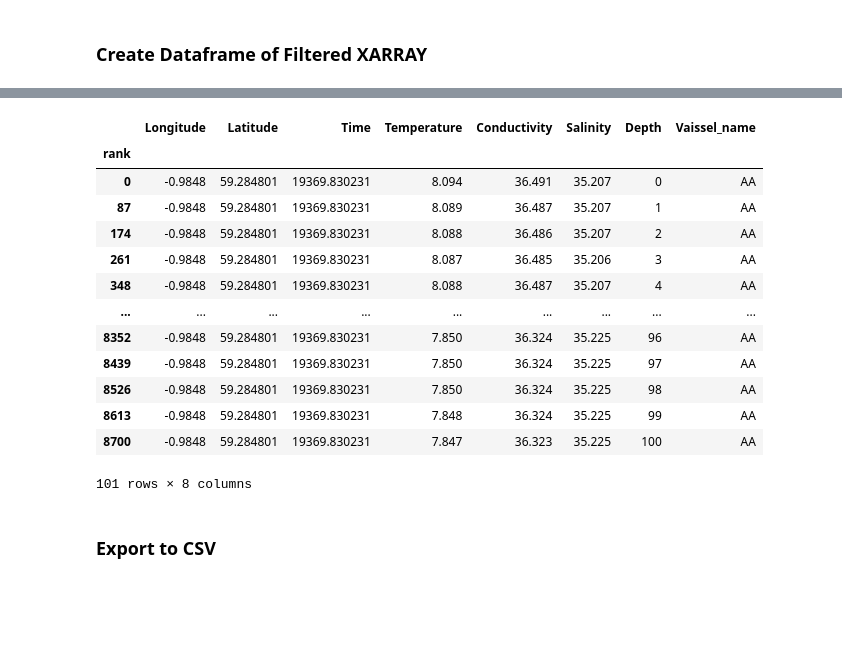
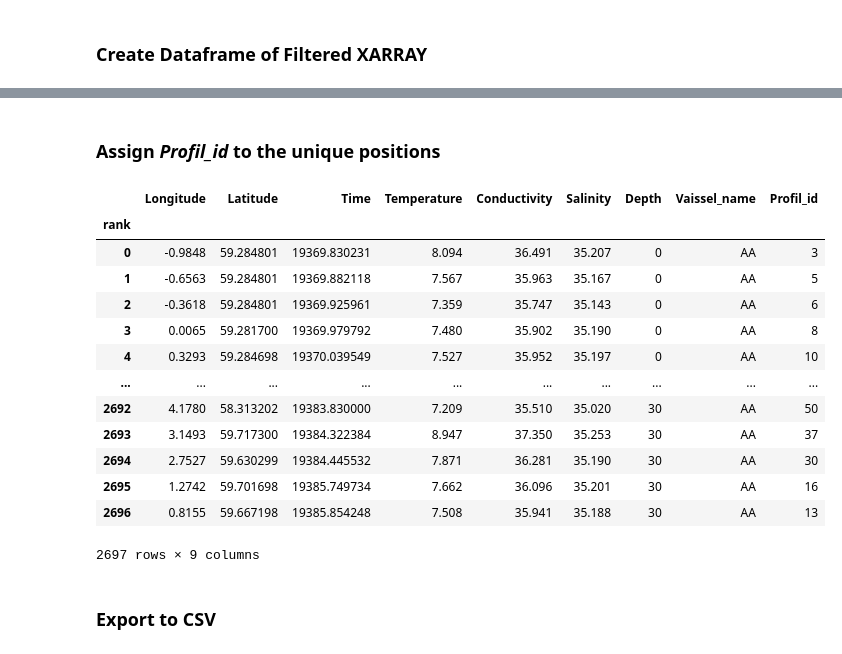
Before and after one commit to ec-intaros/iaos-showcase-app-Barents-Sea-CTD, a Jupyter notebook: Barrents sea - CTD data processing.ipynb, the cells around one changed output, grey strips where cells are left out. Cells and saved outputs as stored; diff of their text form; code cells hidden in the pictures; blank space fills up the shorter version.

Commit message:
added Profil_id

```diff
--- a/Barrents sea - CTD data processing.ipynb
+++ b/Barrents sea - CTD data processing.ipynb
@@ -648,20 +644,38 @@ len(filtered2csv_multiDepths['Latitude'].unique())
-# %%
-filtered2csv_multiDepths[filtered2csv_multiDepths['Longitude'] == -0.9847999811172485]
-# %% [output]
-|  | Longitude | Latitude | Time | Temperature | Conductivity | Salinity | Depth | Vaissel_name |
-| rank |  |  |  |  |  |  |  |  |
-| 0 | -0.9848 | 59.284801 | 19369.830231 | 8.094 | 36.491 | 35.207 | 0 | AA |
-| 87 | -0.9848 | 59.284801 | 19369.830231 | 8.089 | 36.487 | 35.207 | 1 | AA |
-| 174 | -0.9848 | 59.284801 | 19369.830231 | 8.088 | 36.486 | 35.207 | 2 | AA |
-| 261 | -0.9848 | 59.284801 | 19369.830231 | 8.087 | 36.485 | 35.206 | 3 | AA |
-| 348 | -0.9848 | 59.284801 | 19369.830231 | 8.088 | 36.487 | 35.207 | 4 | AA |
-| ... | ... | ... | ... | ... | ... | ... | ... | ... |
-| 8352 | -0.9848 | 59.284801 | 19369.830231 | 7.850 | 36.324 | 35.225 | 96 | AA |
-| 8439 | -0.9848 | 59.284801 | 19369.830231 | 7.850 | 36.324 | 35.225 | 97 | AA |
-| 8526 | -0.9848 | 59.284801 | 19369.830231 | 7.850 | 36.324 | 35.225 | 98 | AA |
-| 8613 | -0.9848 | 59.284801 | 19369.830231 | 7.848 | 36.324 | 35.225 | 99 | AA |
-| 8700 | -0.9848 | 59.284801 | 19369.830231 | 7.847 | 36.323 | 35.225 | 100 | AA |
-101 rows × 8 columns
+# %% [markdown]
+### Assign *Profil_id* to the unique positions
+# %%
+# find pair of unique coordinates
+unique_pos = filtered2csv_multiDepths.groupby(['Longitude','Latitude']).size().reset_index().rename(columns={0:'count'})
+
+prof_id = 1
+for long, lat in zip(unique_pos['Longitude'], unique_pos['Latitude']):
+
+    # Define condition
+    cond = (filtered2csv_multiDepths['Longitude'] == long) & (filtered2csv_multiDepths['Latitude'] == lat)
+#     display(filtered2csv_multiDepths.loc[cond])
+
+    # Assign unique Profil_id
+    filtered2csv_multiDepths.loc[cond,'Profil_id'] = prof_id
+    prof_id += 1
+
+# Convert to integer
+filtered2csv_multiDepths = filtered2csv_multiDepths.astype({'Profil_id': int})
+display(filtered2csv_multiDepths)
+# %% [output]
+|  | Longitude | Latitude | Time | Temperature | Conductivity | Salinity | Depth | Vaissel_name | Profil_id |
+| rank |  |  |  |  |  |  |  |  |  |
+| 0 | -0.9848 | 59.284801 | 19369.830231 | 8.094 | 36.491 | 35.207 | 0 | AA | 3 |
+| 1 | -0.6563 | 59.284801 | 19369.882118 | 7.567 | 35.963 | 35.167 | 0 | AA | 5 |
+| 2 | -0.3618 | 59.284801 | 19369.925961 | 7.359 | 35.747 | 35.143 | 0 | AA | 6 |
+| 3 | 0.0065 | 59.281700 | 19369.979792 | 7.480 | 35.902 | 35.190 | 0 | AA | 8 |
+| 4 | 0.3293 | 59.284698 | 19370.039549 | 7.527 | 35.952 | 35.197 | 0 | AA | 10 |
+| ... | ... | ... | ... | ... | ... | ... | ... | ... | ... |
+| 2692 | 4.1780 | 58.313202 | 19383.830000 | 7.209 | 35.510 | 35.020 | 30 | AA | 50 |
+| 2693 | 3.1493 | 59.717300 | 19384.322384 | 8.947 | 37.350 | 35.253 | 30 | AA | 37 |
+| 2694 | 2.7527 | 59.630299 | 19384.445532 | 7.871 | 36.281 | 35.190 | 30 | AA | 30 |
+| 2695 | 1.2742 | 59.701698 | 19385.749734 | 7.662 | 36.096 | 35.201 | 30 | AA | 16 |
+| 2696 | 0.8155 | 59.667198 | 19385.854248 | 7.508 | 35.941 | 35.188 | 30 | AA | 13 |
+2697 rows × 9 columns
 # %% [markdown]
 ### Export to CSV
 # %%
```
Also changed, not shown: parts of 10 cells of this notebook.
